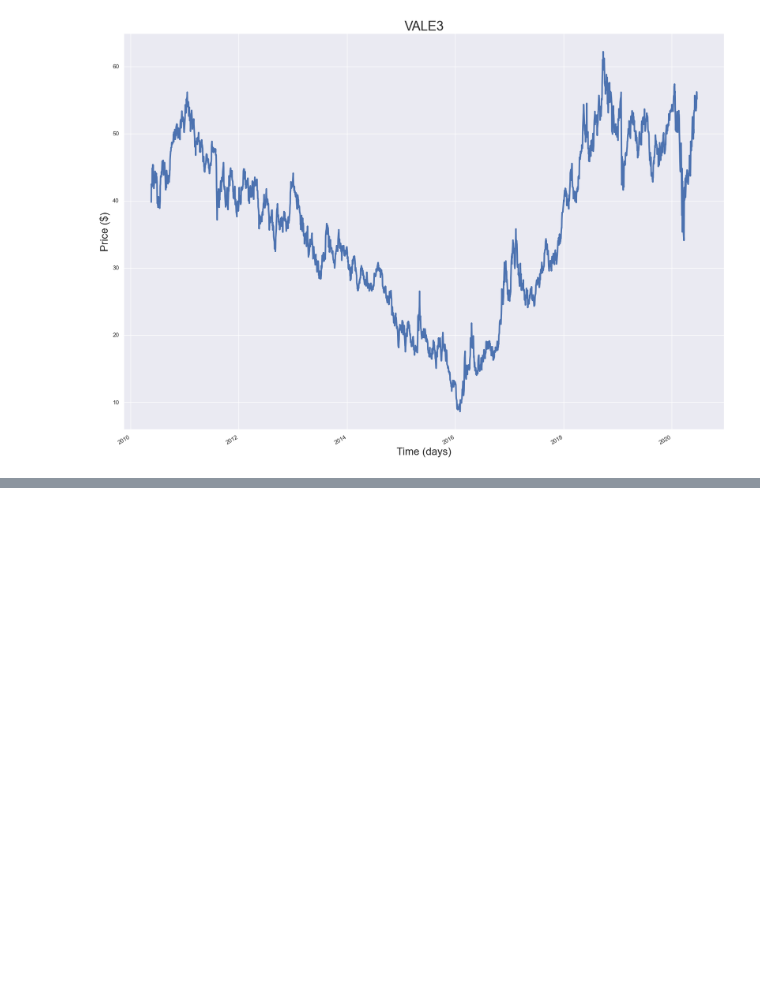
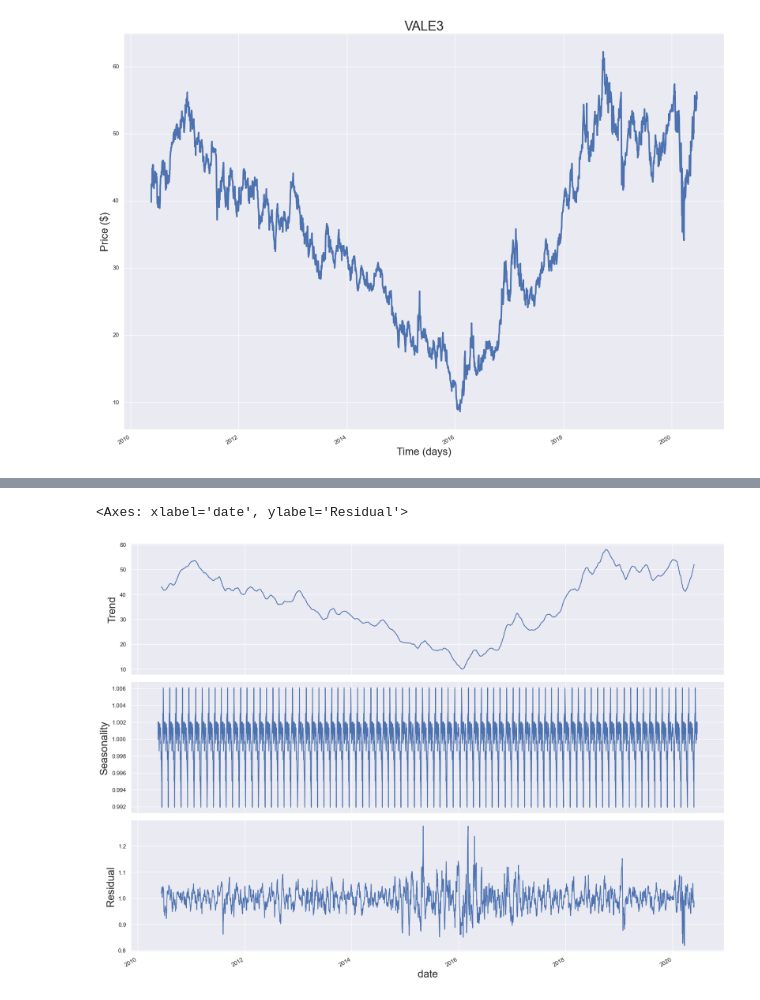
Before and after one commit to shubham8all/Time-Series-Data-Forecasting---StockMarket, a Jupyter notebook: notebooks/Preprocessing and Data Exploration.ipynb, the cells around one changed output, grey strips where cells are left out. Drawn from its saved outputs; the diff is of its cells as text; code cells hidden in the pictures; blank space fills up the shorter version.

```diff
--- a/notebooks/Preprocessing and Data Exploration.ipynb
+++ b/notebooks/Preprocessing and Data Exploration.ipynb
@@ -404,0 +437,20 @@ plt.grid(True)
+# %%
+decomposition_add = seasonal_decompose(df_vale3['price'], period=30, model='multiplicative')
+
+trend = decomposition_add.trend
+seasonal = decomposition_add.seasonal
+residual = decomposition_add.resid
+# %%
+fig, axes = plt.subplots(ncols=1, nrows=3, sharex=True)
+
+axes[0].set_ylabel('Trend', fontsize=20)
+axes[1].set_ylabel('Seasonality', fontsize=20)
+axes[2].set_ylabel('Residual', fontsize=20)
+axes[2].set_xlabel('Time (Days)', fontsize=20)
+
+decomposition_add.trend.plot(ax=axes[0])
+decomposition_add.seasonal.plot(ax=axes[1])
+decomposition_add.resid.plot(ax=axes[2])
+# %% [output]
+<Axes: xlabel='date', ylabel='Residual'>
+[figure, added]
```
Also changed, not shown: parts of 37 cells of this notebook, 1 other file.
